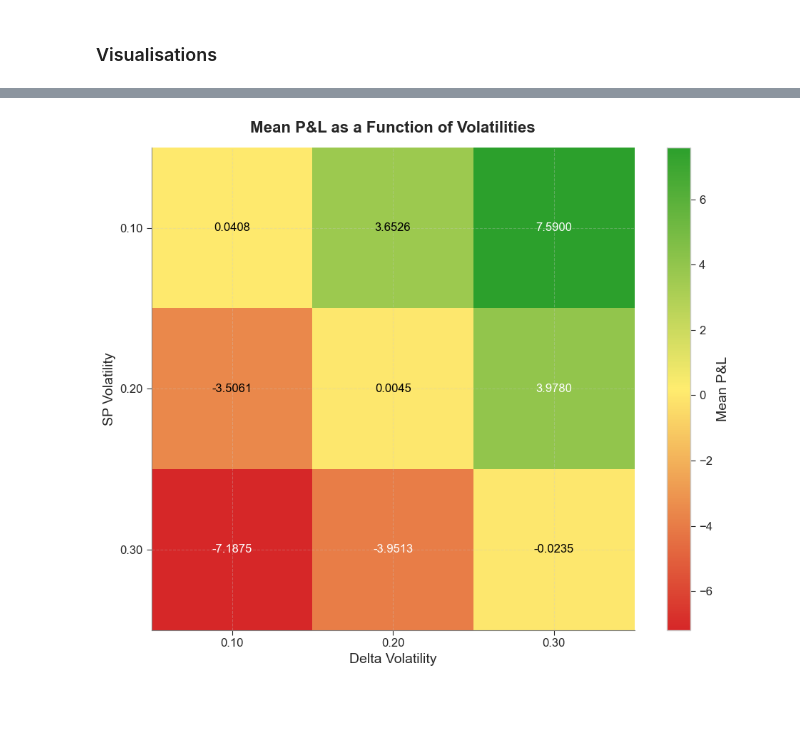
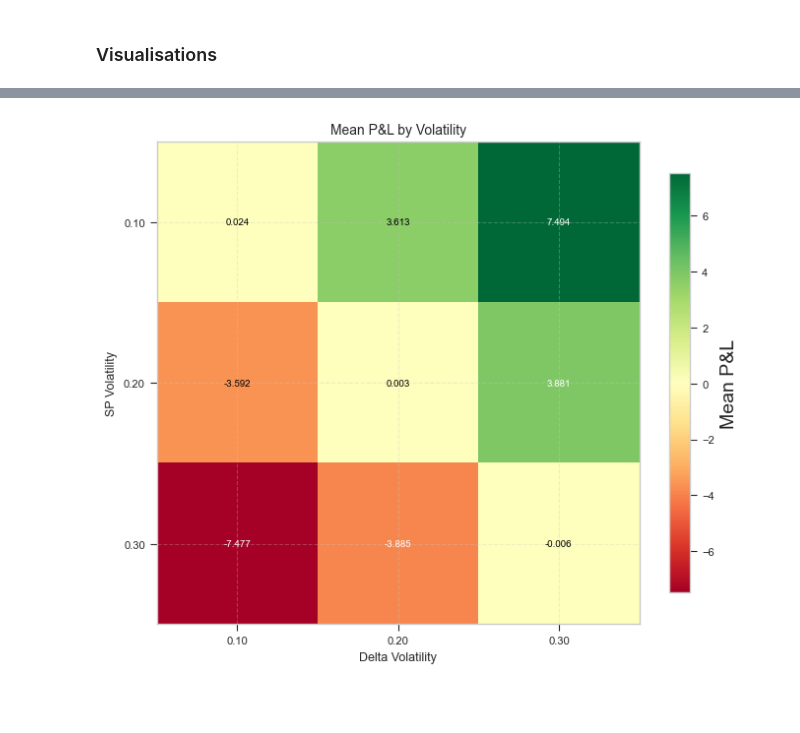
Before and after one commit to brkoedijk/Comp_Finance_1, a Jupyter notebook: main.ipynb, the cells around one changed output, grey strips where cells are left out. Drawn from its saved outputs; the diff is of its cells as text; code cells hidden in the pictures.

```diff
--- a/main.ipynb
+++ b/main.ipynb
@@ -472,11 +473,9 @@ vol_true_list = [0.10, 0.20, 0.30]  # True volatilities
 vol_model_list = [0.10, 0.20, 0.30]  # Model volatilities
 
 # Number of simulations
-num_simulations = 100
+num_simulations = 100000
 
-# 1. Run simulations with different volatility combinations
-results = run_volatility_mismatch_simulations(S0, K, r, T, N, hedge_interval,
-                                            vol_true_list, vol_model_list, num_simulations)
+results = run_volatility_mismatch_simulations(S0, K, r, T, N, hedge_interval, vol_true_list, vol_model_list, num_simulations)
 # %% [markdown]
 ### Visualisations
 # %%
@@ -529,37 +540,42 @@ plt.show()
 # %%
 # 5. Heat map of mean P&L
-plt.figure(figsize=(10, 8))
+plt.figure(figsize=(7, 6))  # Reduced figure size
+
 # Prepare data for heatmap
 heatmap_data = np.zeros((len(vol_true_list), len(vol_model_list)))
 for i, vol_true in enumerate(vol_true_list):
     for j, vol_model in enumerate(vol_model_list):
         key = get_key(vol_true, vol_model)
         heatmap_data[i, j] = results[key]['mean_pnl']
 
-# Create heatmap
+# Create heatmap with RdYlGn colormap (red-yellow-green) instead of custom fs.cmap_ryg
 ax = plt.gca()
-im = plt.imshow(heatmap_data, cmap=fs.cmap_ryg, interpolation='nearest')
-plt.colorbar(im, label='Mean P&L')
+im = plt.imshow(heatmap_data, cmap='RdYlGn', interpolation='nearest')
+cbar = plt.colorbar(im, label='Mean P&L', shrink=0.8)  # Smaller colorbar
+cbar.ax.tick_params(labelsize=8)  # Smaller colorbar ticks
 
-# Set labels
-plt.xticks(np.arange(len(vol_model_list)), [f"{v:.2f}" for v in vol_model_list])
-plt.yticks(np.arange(len(vol_true_list)), [f"{v:.2f}" for v in vol_true_list])
+# Set labels with smaller font
+plt.xticks(np.arange(len(vol_model_list)), [f"{v:.2f}" for v in vol_model_list], fontsize=8)
+plt.yticks(np.arange(len(vol_true_list)), [f"{v:.2f}" for v in vol_true_list], fontsize=8)
 
-# Apply styling
-fs.plot_heatmap(title='Mean P&L as a Function of Volatilities',
-               xlabel='Delta Volatility', ylabel='SP Volatility')
+# Add title and axis labels
+plt.title('Mean P&L by Volatility', fontsize=10)
+plt.xlabel('Delta Volatility', fontsize=9)
+plt.ylabel('SP Volatility', fontsize=9)
 
-# Add text annotations
+# Add text annotations with smaller, more readable values
 for i in range(len(vol_true_list)):
     for j in range(len(vol_model_list)):
         value = heatmap_data[i, j]
         text_color = 'white' if abs(value) > np.max(np.abs(heatmap_data))/2 else 'black'
-        ax.text(j, i, f"{value:.4f}", ha="center", va="center", color=text_color)
+        ax.text(j, i, f"{value:.3f}", ha="center", va="center",
+                color=text_color, fontsize=7)  # Reduced decimal places and font size
 
-# Finalize
-fs.finalize_plot(filename="src/figures/p3/mean_pl_volatilities")
+# Finalize with tight layout
+plt.tight_layout()
+plt.savefig("src/figures/p3/mean_pl_volatilities")
 plt.show()
 # %% [output]
-[figure, old version]
+[figure, new version]
 # %% [markdown]
 ##
```
Also changed, not shown: parts of 2 cells of this notebook, 6 other files.
